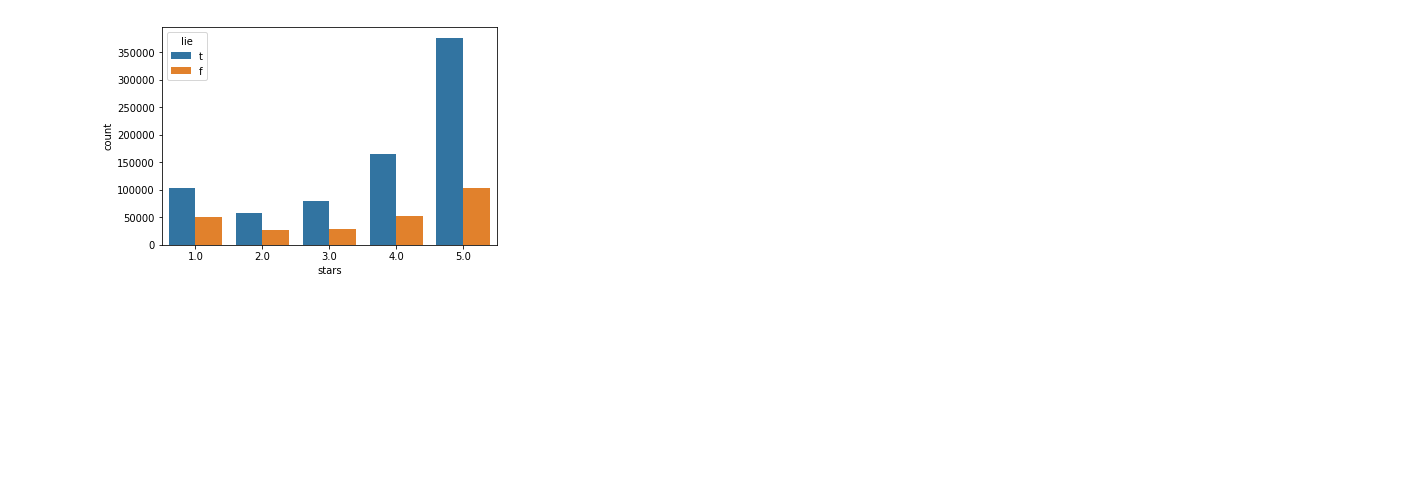
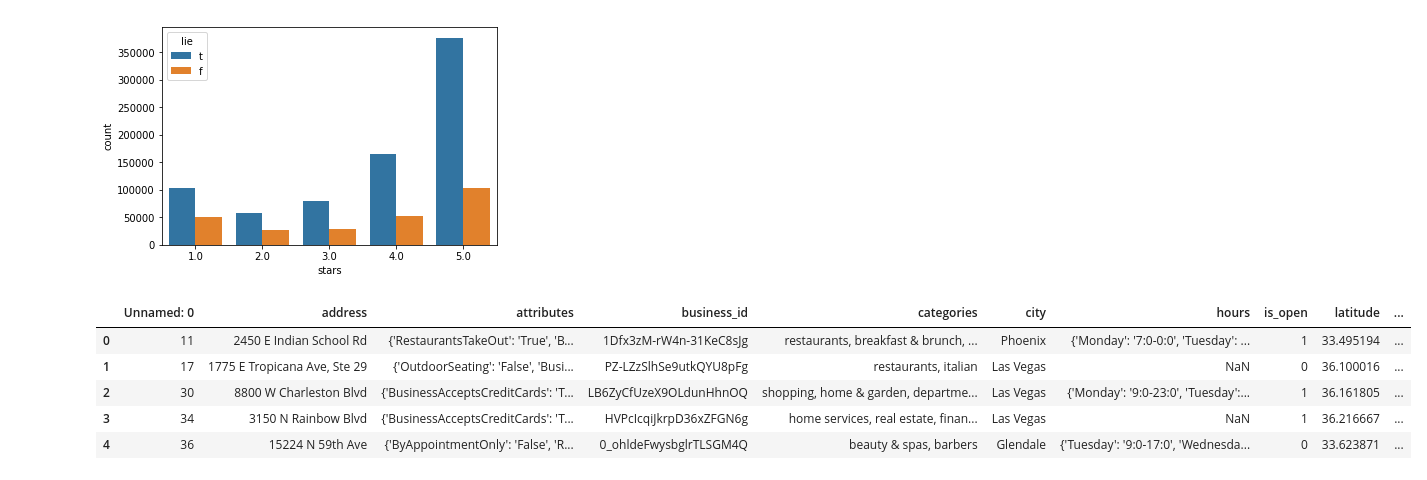
Before and after one commit to dev5680/DRTFinalProject, a Jupyter notebook: DRT_Topic_Modeling.ipynb, the cells around one changed output. Cells and saved outputs as stored; diff of their text form; code cells hidden in the pictures; blank space fills up the shorter version.

```diff
--- a/DRT_Topic_Modeling.ipynb
+++ b/DRT_Topic_Modeling.ipynb
@@ -387,3 +387,18 @@ sns.countplot(review['stars'], hue=review['lie'])
 # %% [output]
 <matplotlib.axes._subplots.AxesSubplot at 0x...>
 [figure]
+# %%
+##
+
+business_path = 'data/DRT/ourbusinesses.csv'
+
+business = pd.read_csv(business_path, sep='|', encoding='latin-1')
+
+business.head()
+# %% [output]
+|  | Unnamed: 0 | address | attributes | business_id | categories | city | hours | is_open | latitude | ... |
+| 0 | 11 | 2450 E Indian School Rd | {'RestaurantsTakeOut': 'True', 'B... | 1Dfx3zM-rW4n-31KeC8sJg | restaurants, breakfast & brunch, ... | Phoenix | {'Monday': '7:0-0:0', 'Tuesday': ... | 1 | 33.495194 | ... |
+| 1 | 17 | 1775 E Tropicana Ave, Ste 29 | {'OutdoorSeating': 'False', 'Busi... | PZ-LZzSlhSe9utkQYU8pFg | restaurants, italian | Las Vegas | NaN | 0 | 36.100016 | ... |
+| 2 | 30 | 8800 W Charleston Blvd | {'BusinessAcceptsCreditCards': 'T... | LB6ZyCfUzeX9OLdunHhnOQ | shopping, home & garden, departme... | Las Vegas | {'Monday': '9:0-23:0', 'Tuesday':... | 1 | 36.161805 | ... |
+| 3 | 34 | 3150 N Rainbow Blvd | {'BusinessAcceptsCreditCards': 'T... | HVPcIcqiJkrpD36xZFGN6g | home services, real estate, finan... | Las Vegas | NaN | 1 | 36.216667 | ... |
+| 4 | 36 | 15224 N 59th Ave | {'ByAppointmentOnly': 'False', 'R... | 0_ohldeFwysbglrTLSGM4Q | beauty & spas, barbers | Glendale | {'Tuesday': '9:0-17:0', 'Wednesda... | 0 | 33.623871 | ... |
```
Also changed, not shown: parts of 2 cells of this notebook.
